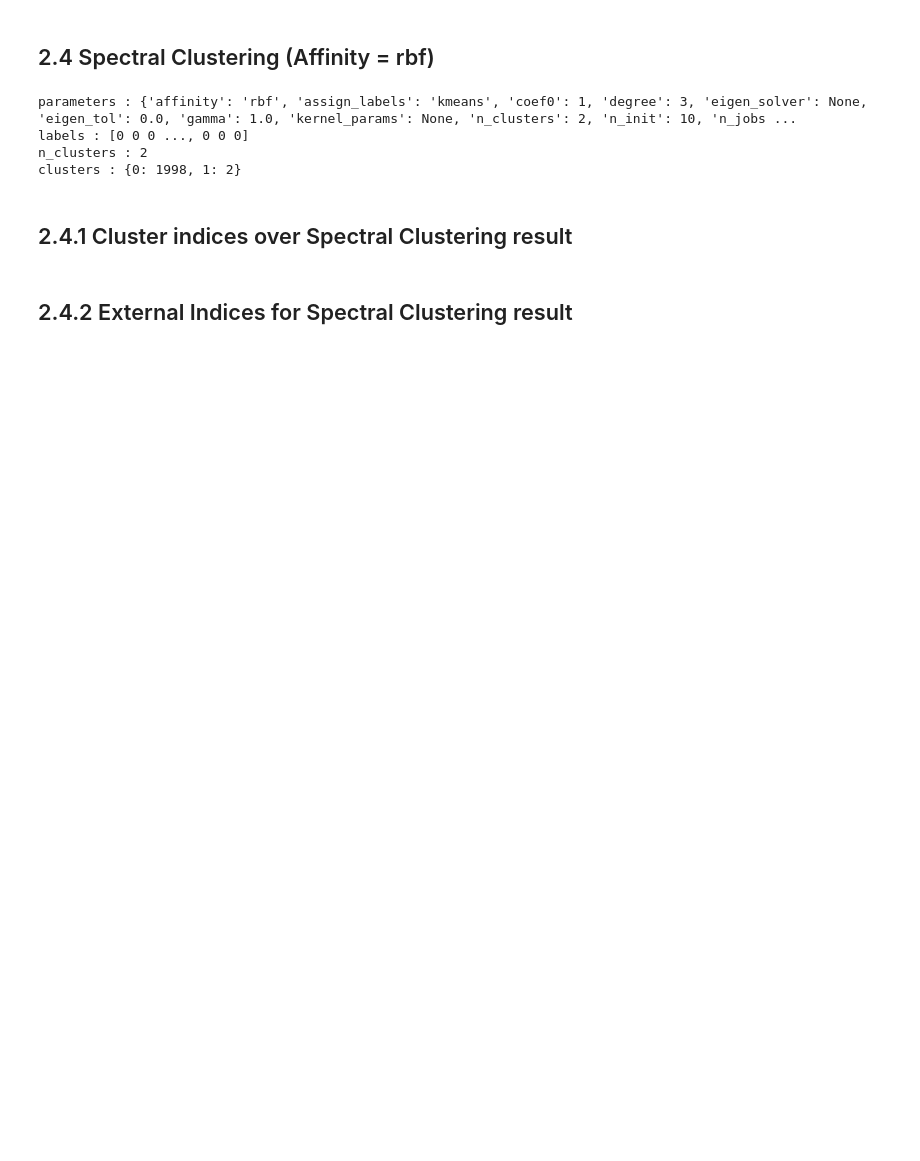
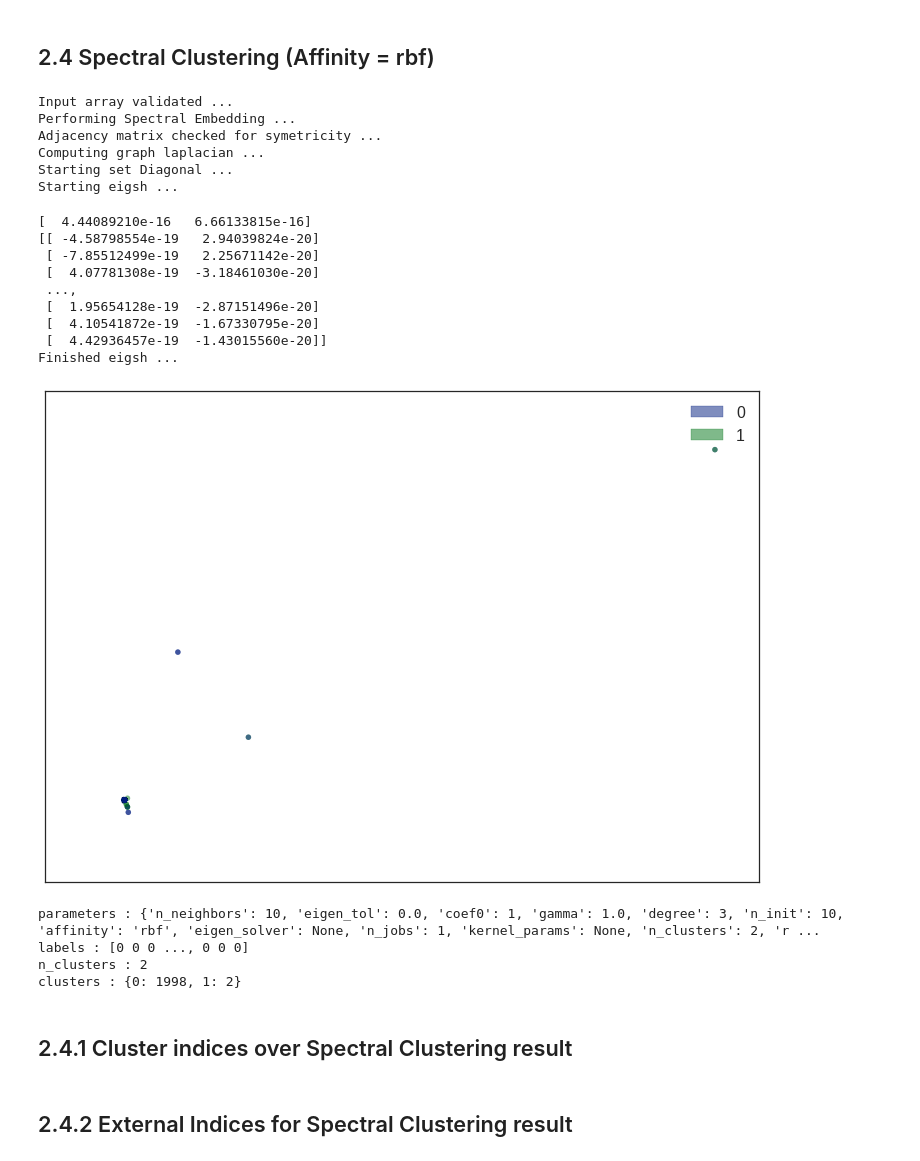
Before and after one commit to elixir-code/Clustering-and-validation, a Jupyter notebook: UCI_credit_card_bag1.ipynb, the cells around one changed output. Saved outputs shown, nothing was run; the diff lists cells and outputs as text; code cells hidden in the pictures; blank space fills up the shorter version.

```diff
--- a/UCI_credit_card_bag1.ipynb
+++ b/UCI_credit_card_bag1.ipynb
@@ -398,12 +413,28 @@ PBM Index :  14339269999.6
 # %% [markdown]
 ## 2.4 Spectral Clustering (Affinity = rbf)
 # %%
-main.perform_spectral_clustering(no_clusters=2)
+main.perform_spectral_clustering(no_clusters=2,pass_labels=True)
 # %% [output]
-parameters : {'affinity': 'rbf', 'assign_labels': 'kmeans', 'coef0': 1, 'degree': 3, 'eigen_solver': None, 'eigen_tol': 0.0, 'gamma': 1.0, 'kernel_params': None, 'n_clusters': 2, 'n_init': 10, 'n_jobs ...
-labels : [0 0 0 ..., 0 0 0]
-n_clusters : 2
-clusters : {0: 1998, 1: 2}
+Input array validated ...
+Performing Spectral Embedding ...
+Adjacency matrix checked for symetricity ...
+Computing graph laplacian ...
+Starting set Diagonal ...
+Starting eigsh ...
+[  4.44089210e-16   6.66133815e-16]
+[[ -4.58798554e-19   2.94039824e-20]
+ [ -7.85512499e-19   2.25671142e-20]
+ [  4.07781308e-19  -3.18461030e-20]
+ ...,
+ [  1.95654128e-19  -2.87151496e-20]
+ [  4.10541872e-19  -1.67330795e-20]
+ [  4.42936457e-19  -1.43015560e-20]]
+Finished eigsh ...
+[figure, added]
+parameters : {'n_neighbors': 10, 'eigen_tol': 0.0, 'coef0': 1, 'gamma': 1.0, 'degree': 3, 'n_init': 10, 'affinity': 'rbf', 'eigen_solver': None, 'n_jobs': 1, 'kernel_params': None, 'n_clusters': 2, 'r ...
+labels : [0 0 0 ..., 0 0 0]
+n_clusters : 2
+clusters : {0: 1998, 1: 2}
 # %% [markdown]
 ## 2.4.1  Cluster indices over Spectral Clustering  result
 # %% [markdown]
```
Also changed, not shown: parts of 225 cells of this notebook, 33 other files.
